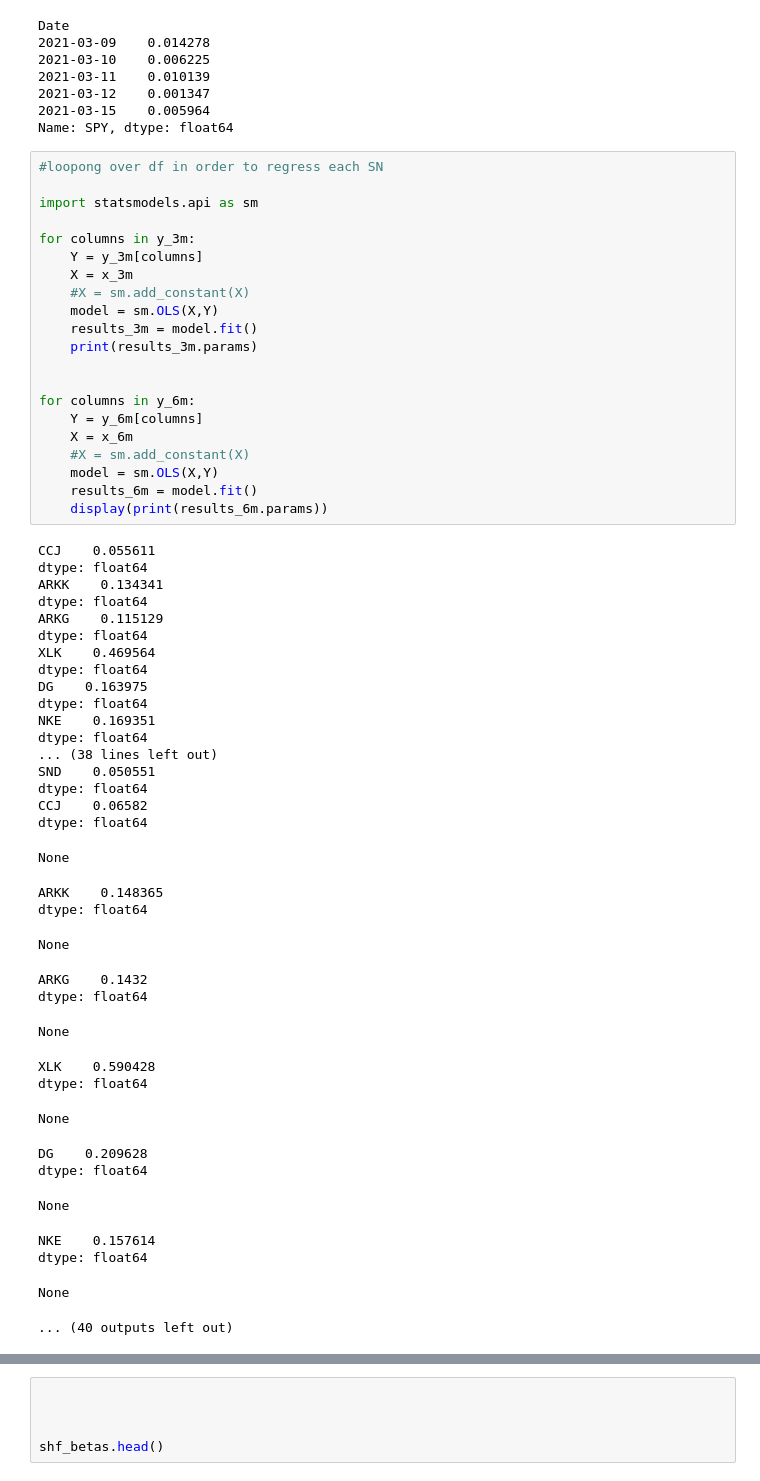
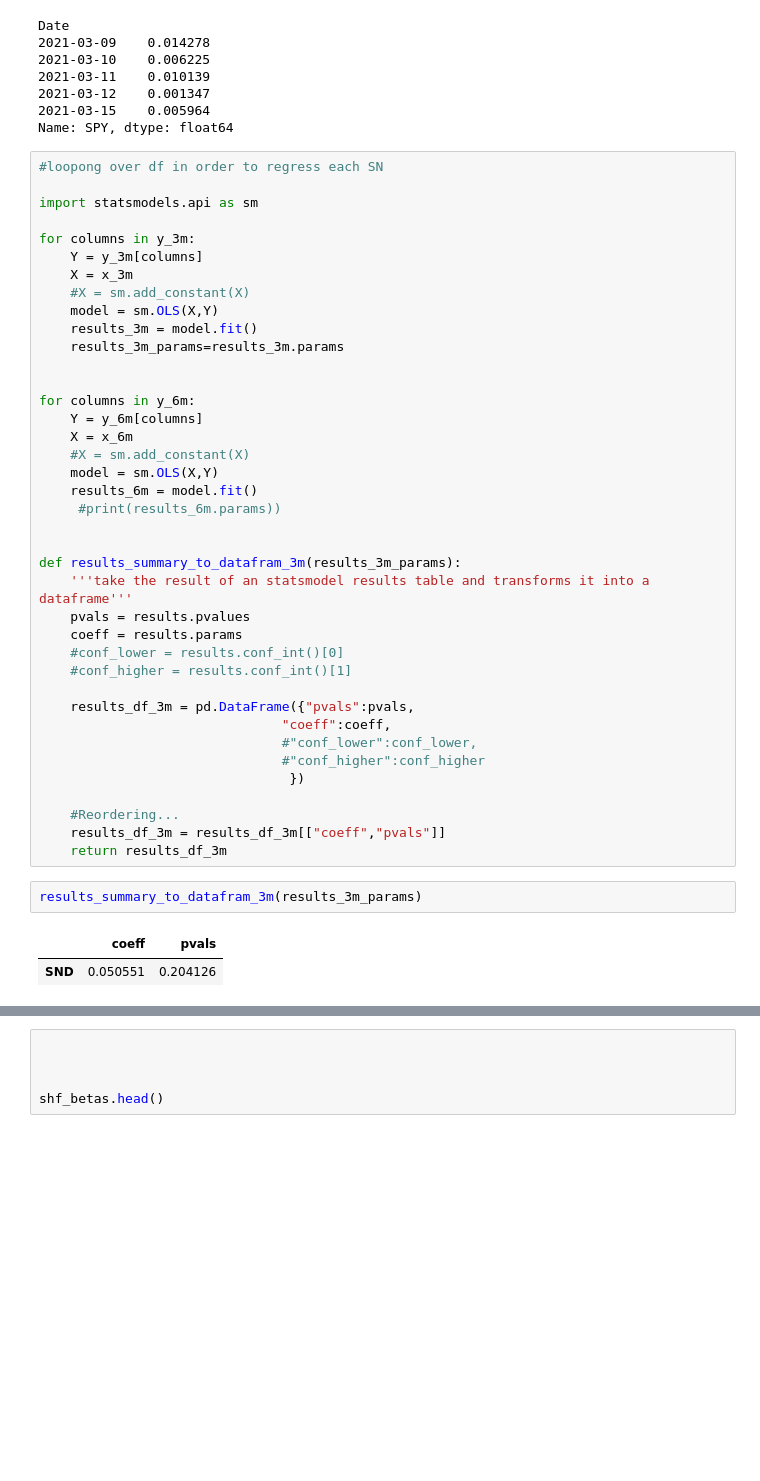
Before and after one commit to webclinic017/shf_portfolio, a Jupyter notebook: shf_portfolio.ipynb, the cells around one changed output, grey strips where cells are left out. Saved outputs shown, nothing was run; the diff lists cells and outputs as text; blank space fills up the shorter version.

```diff
--- a/shf_portfolio.ipynb
+++ b/shf_portfolio.ipynb
@@ -193,7 +193,7 @@ for columns in y_3m:
     #X = sm.add_constant(X)
     model = sm.OLS(X,Y)
     results_3m = model.fit()
-    print(results_3m.params)
+    results_3m_params=results_3m.params
 
 
 for columns in y_6m:
@@ -202,39 +202,27 @@ for columns in y_6m:
     #X = sm.add_constant(X)
     model = sm.OLS(X,Y)
     results_6m = model.fit()
-    display(print(results_6m.params))
+     #print(results_6m.params))
+
+
+def results_summary_to_datafram_3m(results_3m_params):
+    '''take the result of an statsmodel results table and transforms it into a dataframe'''
+    pvals = results.pvalues
+    coeff = results.params
+    #conf_lower = results.conf_int()[0]
+    #conf_higher = results.conf_int()[1]
+
+    results_df_3m = pd.DataFrame({"pvals":pvals,
+                               "coeff":coeff,
+                               #"conf_lower":conf_lower,
+                               #"conf_higher":conf_higher
+                                })
+
+    #Reordering...
+    results_df_3m = results_df_3m[["coeff","pvals"]]
+    return results_df_3m
-# %% [output]
-CCJ    0.055611
-dtype: float64
-ARKK    0.134341
-dtype: float64
-ARKG    0.115129
-dtype: float64
-XLK    0.469564
-dtype: float64
-DG    0.163975
-dtype: float64
-NKE    0.169351
-dtype: float64
-... (38 lines left out)
-SND    0.050551
-dtype: float64
-CCJ    0.06582
-dtype: float64
-None
-ARKK    0.148365
-dtype: float64
-None
-ARKG    0.1432
-dtype: float64
-None
-XLK    0.590428
-dtype: float64
-None
-DG    0.209628
-dtype: float64
-None
-NKE    0.157614
-dtype: float64
-None
-... (40 outputs left out)
+# %%
+results_summary_to_datafram_3m(results_3m_params)
+# %% [output]
+|  | coeff | pvals |
+| SND | 0.050551 | 0.204126 |
```
Also changed, not shown: parts of 1 cell of this notebook.
